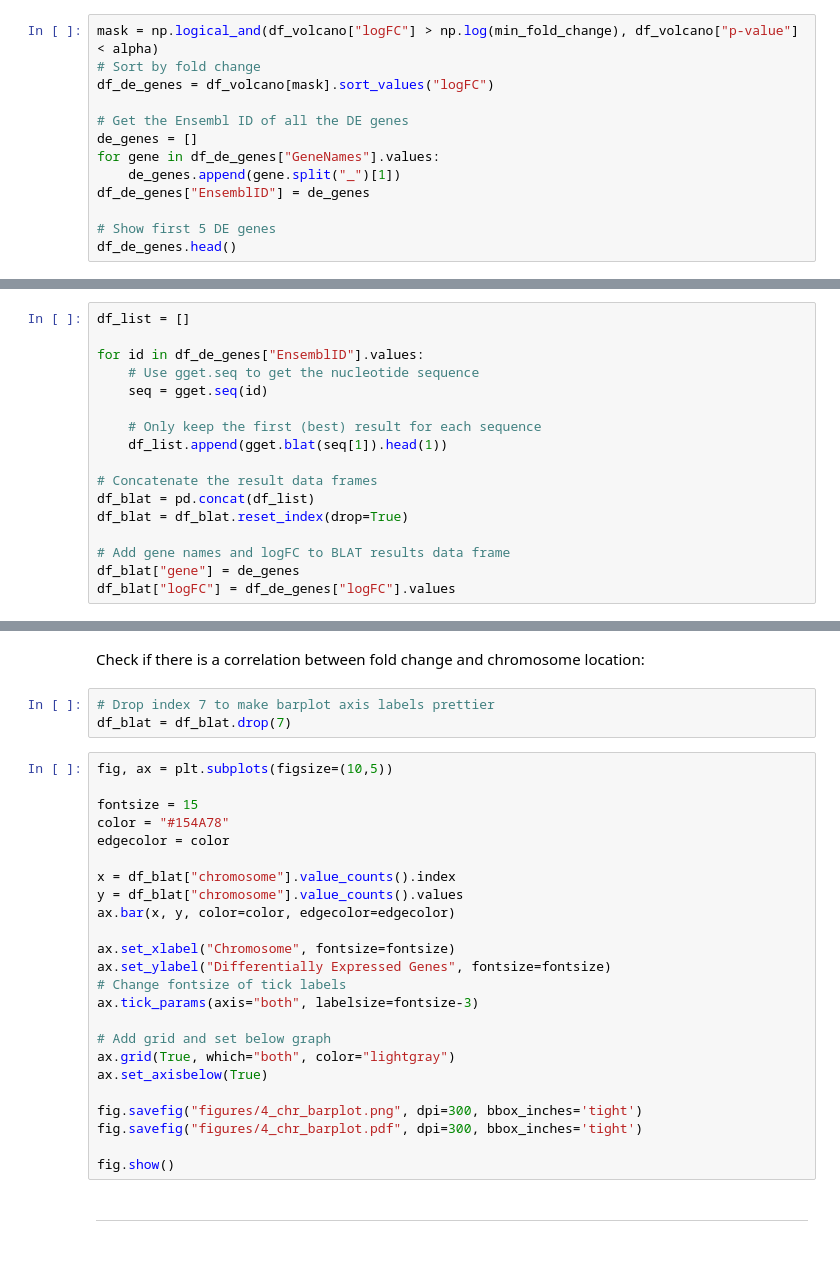
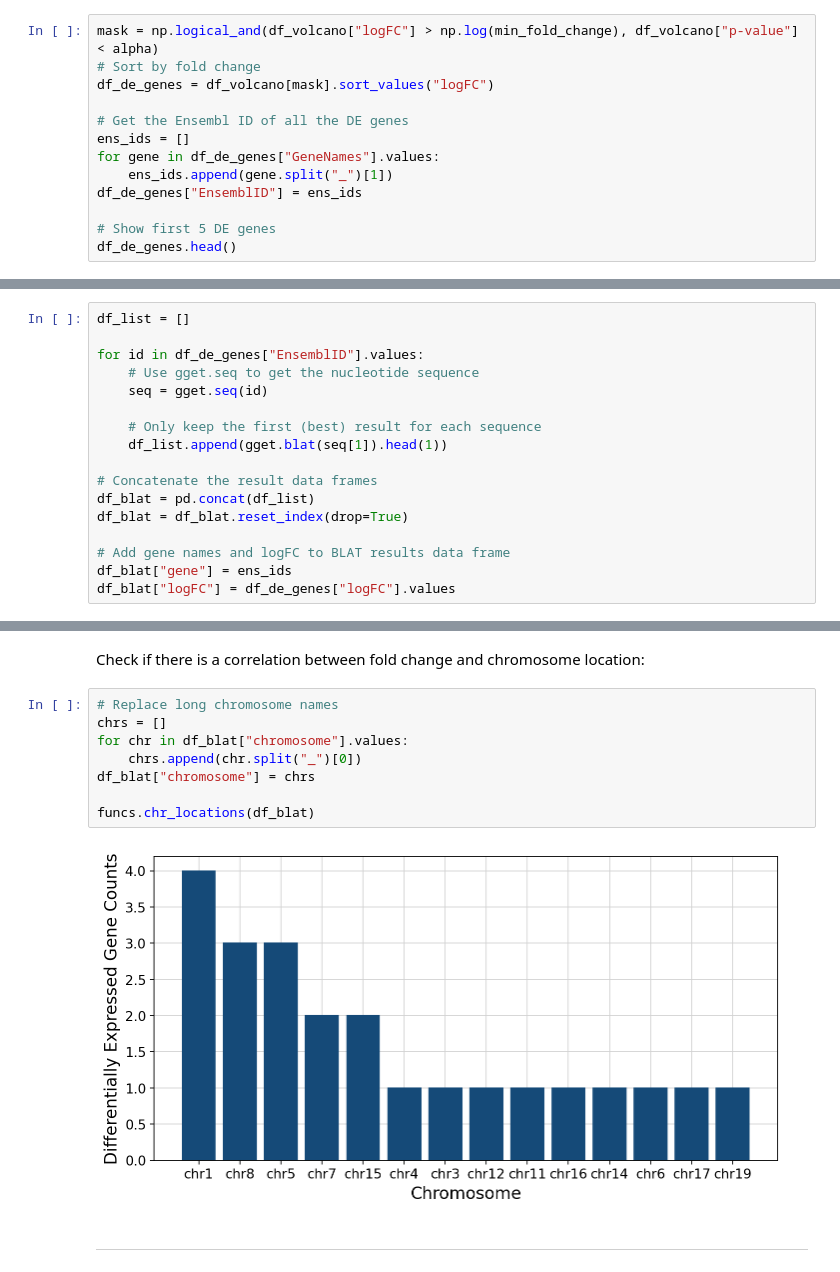
Before and after one commit to pachterlab/gget, a Jupyter notebook: examples/scRNAseq_workflow/2_downstream_analysis.ipynb, the cells around one changed output, grey strips where cells are left out. Cells and saved outputs as stored; diff of their text form.

```diff
--- a/examples/scRNAseq_workflow/2_downstream_analysis.ipynb
+++ b/examples/scRNAseq_workflow/2_downstream_analysis.ipynb
@@ -234,10 +234,10 @@ mask = np.logical_and(df_volcano["logFC"] > np.log(min_fold_change), df_volcano[
 df_de_genes = df_volcano[mask].sort_values("logFC")
 
 # Get the Ensembl ID of all the DE genes
-de_genes = []
+ens_ids = []
 for gene in df_de_genes["GeneNames"].values:
-    de_genes.append(gene.split("_")[1])
-df_de_genes["EnsemblID"] = de_genes
+    ens_ids.append(gene.split("_")[1])
+df_de_genes["EnsemblID"] = ens_ids
 
 # Show first 5 DE genes
 df_de_genes.head()
@@ -369,6 +358,6 @@ df_blat = pd.concat(df_list)
 df_blat = df_blat.reset_index(drop=True)
 
 # Add gene names and logFC to BLAT results data frame
-df_blat["gene"] = de_genes
+df_blat["gene"] = ens_ids
 df_blat["logFC"] = df_de_genes["logFC"].values
 # %% [output]
@@ -411,33 +400,16 @@ df_blat
 | 22 | hg38 | 1862 | 1 | 1853 | 1687 | 83 | 90.60 | chr19 | ... |
 # %% [markdown]
 Check if there is a correlation between fold change and chromosome location:
-# %%
-# Drop index 7 to make barplot axis labels prettier
-df_blat = df_blat.drop(7)
-# %%
-fig, ax = plt.subplots(figsize=(10,5))
-
-fontsize = 15
-color = "#154A78"
-edgecolor = color
-
-x = df_blat["chromosome"].value_counts().index
-y = df_blat["chromosome"].value_counts().values
-ax.bar(x, y, color=color, edgecolor=edgecolor)
-
-ax.set_xlabel("Chromosome", fontsize=fontsize)
-ax.set_ylabel("Differentially Expressed Genes", fontsize=fontsize)
-# Change fontsize of tick labels
-ax.tick_params(axis="both", labelsize=fontsize-3)
-
-# Add grid and set below graph
-ax.grid(True, which="both", color="lightgray")
-ax.set_axisbelow(True)
-
-fig.savefig("figures/4_chr_barplot.png", dpi=300, bbox_inches='tight')
-fig.savefig("figures/4_chr_barplot.pdf", dpi=300, bbox_inches='tight')
-
-fig.show()
+# %%
+# Replace long chromosome names
+chrs = []
+for chr in df_blat["chromosome"].values:
+    chrs.append(chr.split("_")[0])
+df_blat["chromosome"] = chrs
+
+funcs.chr_locations(df_blat)
+# %% [output]
+[figure, added]
 # %% [markdown]
 ___
 # %% [markdown]
```
Also changed, not shown: parts of 9 cells of this notebook.
